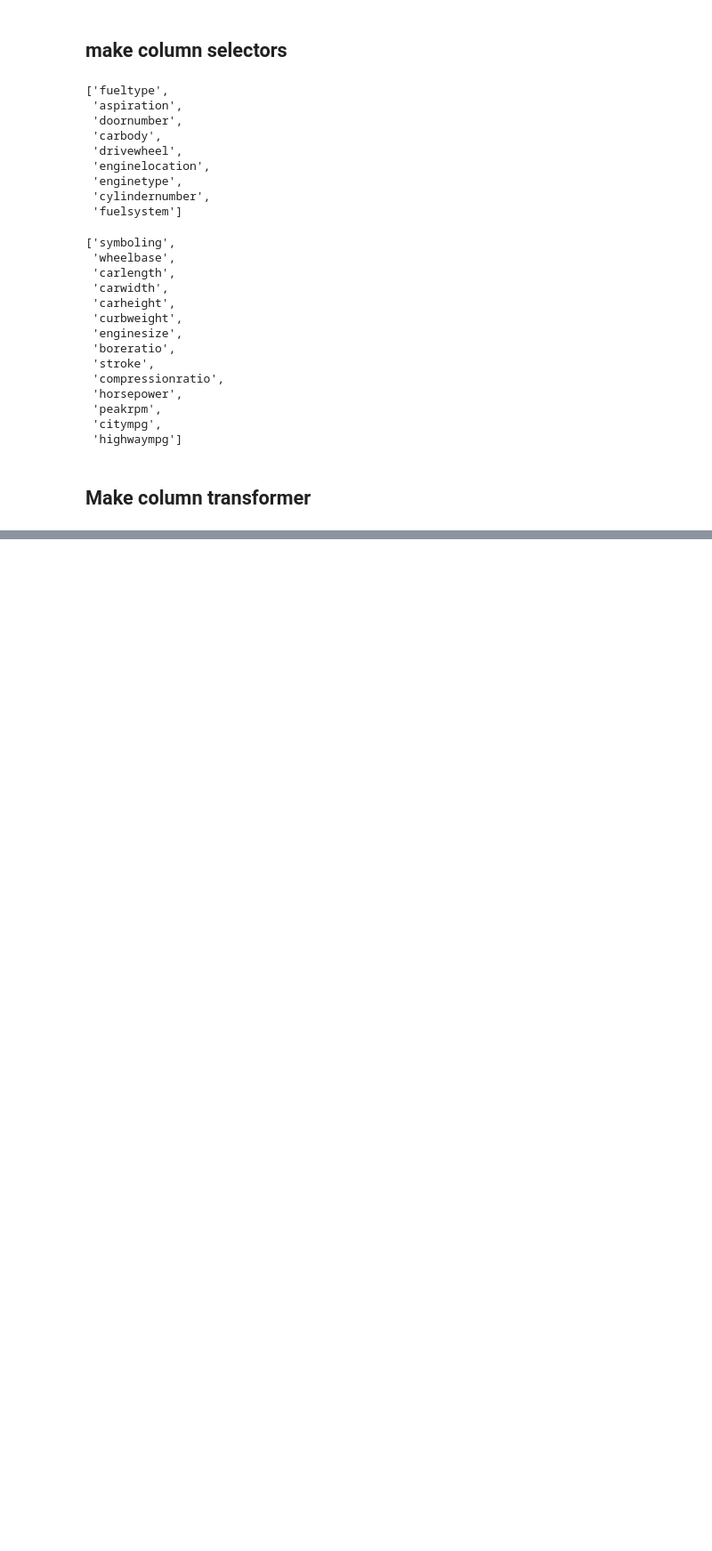
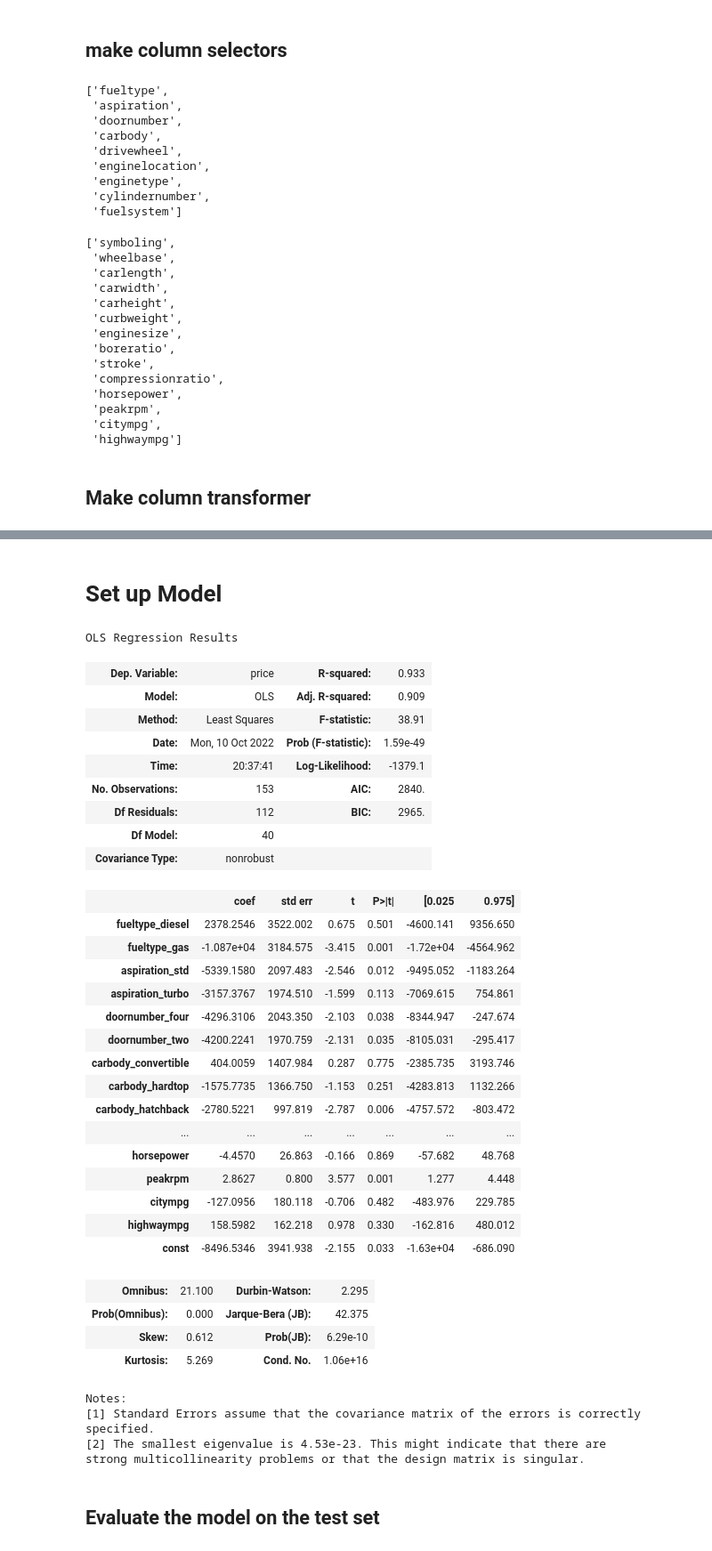
Before and after one commit to QianFu520/Linear-Regression-in-statsmodels, a Jupyter notebook: Linear Regression in statsmodels.ipynb, the cells around one changed output, grey strips where cells are left out. Shown at 89% size. Drawn from its saved outputs; the diff is of its cells as text; code cells hidden in the pictures; blank space fills up the shorter version.

```diff
--- a/Linear Regression in statsmodels.ipynb
+++ b/Linear Regression in statsmodels.ipynb
@@ -221,0 +347,4 @@ num_cols
+# %%
+# transform X_test
+X_test_df = pd.DataFrame(preprocessor.transform(X_test), columns=features_names, index=X_test.index)
+X_test_df.head()
@@ -221,0 +363,5 @@ num_cols
+# %%
+X_train_df = sm.add_constant(X_train_df,has_constant='add', prepend=False)
+X_test_df = sm.add_constant(X_test_df,has_constant='add', prepend=False)
+
+display(X_train_df.head(2), X_test_df.head(2))
@@ -221,0 +377,48 @@ num_cols
+# %% [markdown]
+# Set up Model
+# %%
+# instantiate an OLS model with the training data (y_train FIRST)
+model = sm.OLS(y_train, X_train_df)
+# %%
+# Fit the model and save the fit output as a variable
+result = model.fit()
+# %%
+# get model performance metrics
+result.summary()
+# %% [output]
+OLS Regression Results
+| Dep. Variable: | price | R-squared: | 0.933 |
+| Model: | OLS | Adj. R-squared: | 0.909 |
+| Method: | Least Squares | F-statistic: | 38.91 |
+| Date: | Mon, 10 Oct 2022 | Prob (F-statistic): | 1.59e-49 |
+| Time: | 20:37:41 | Log-Likelihood: | -1379.1 |
+| No. Observations: | 153 | AIC: | 2840. |
+| Df Residuals: | 112 | BIC: | 2965. |
+| Df Model: | 40 |  |  |
+| Covariance Type: | nonrobust |  |  |
+|  | coef | std err | t | P>|t| | [0.025 | 0.975] |
+| fueltype_diesel | 2378.2546 | 3522.002 | 0.675 | 0.501 | -4600.141 | 9356.650 |
+| fueltype_gas | -1.087e+04 | 3184.575 | -3.415 | 0.001 | -1.72e+04 | -4564.962 |
+| aspiration_std | -5339.1580 | 2097.483 | -2.546 | 0.012 | -9495.052 | -1183.264 |
+| aspiration_turbo | -3157.3767 | 1974.510 | -1.599 | 0.113 | -7069.615 | 754.861 |
+| doornumber_four | -4296.3106 | 2043.350 | -2.103 | 0.038 | -8344.947 | -247.674 |
+| doornumber_two | -4200.2241 | 1970.759 | -2.131 | 0.035 | -8105.031 | -295.417 |
+| carbody_convertible | 404.0059 | 1407.984 | 0.287 | 0.775 | -2385.735 | 3193.746 |
+| carbody_hardtop | -1575.7735 | 1366.750 | -1.153 | 0.251 | -4283.813 | 1132.266 |
+| carbody_hatchback | -2780.5221 | 997.819 | -2.787 | 0.006 | -4757.572 | -803.472 |
+| ... | ... | ... | ... | ... | ... | ... |
+| horsepower | -4.4570 | 26.863 | -0.166 | 0.869 | -57.682 | 48.768 |
+| peakrpm | 2.8627 | 0.800 | 3.577 | 0.001 | 1.277 | 4.448 |
+| citympg | -127.0956 | 180.118 | -0.706 | 0.482 | -483.976 | 229.785 |
+| highwaympg | 158.5982 | 162.218 | 0.978 | 0.330 | -162.816 | 480.012 |
+| const | -8496.5346 | 3941.938 | -2.155 | 0.033 | -1.63e+04 | -686.090 |
+| Omnibus: | 21.100 | Durbin-Watson: | 2.295 |
+| Prob(Omnibus): | 0.000 | Jarque-Bera (JB): | 42.375 |
+| Skew: | 0.612 | Prob(JB): | 6.29e-10 |
+| Kurtosis: | 5.269 | Cond. No. | 1.06e+16 |
+Notes:
+[1] Standard Errors assume that the covariance matrix of the errors is correctly specified.
+[2] The smallest eigenvalue is 4.53e-23. This might indicate that there are
+strong multicollinearity problems or that the design matrix is singular.
+# %% [markdown]
+##  Evaluate the model on the test set
```
Also changed, not shown: parts of 22 cells of this notebook.
